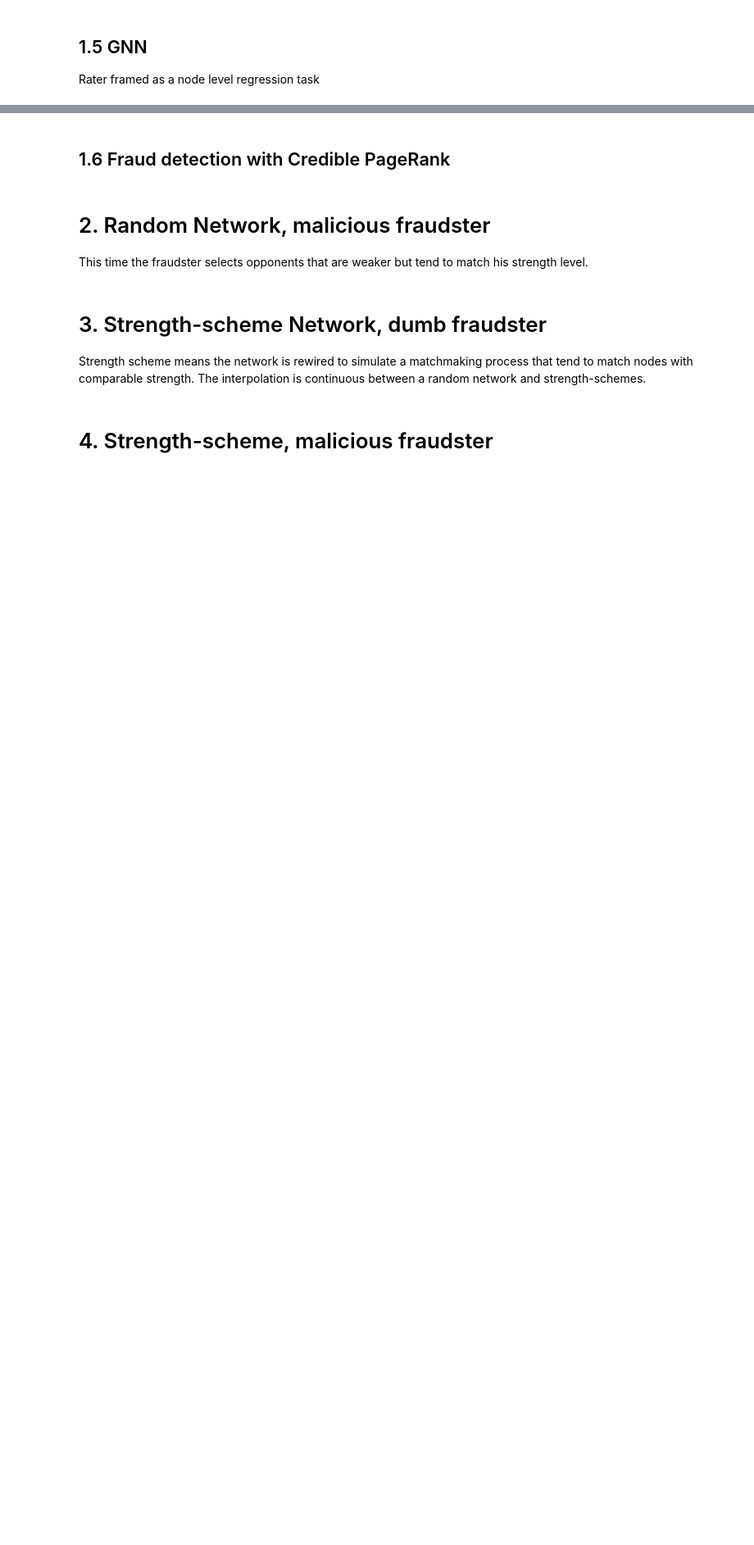
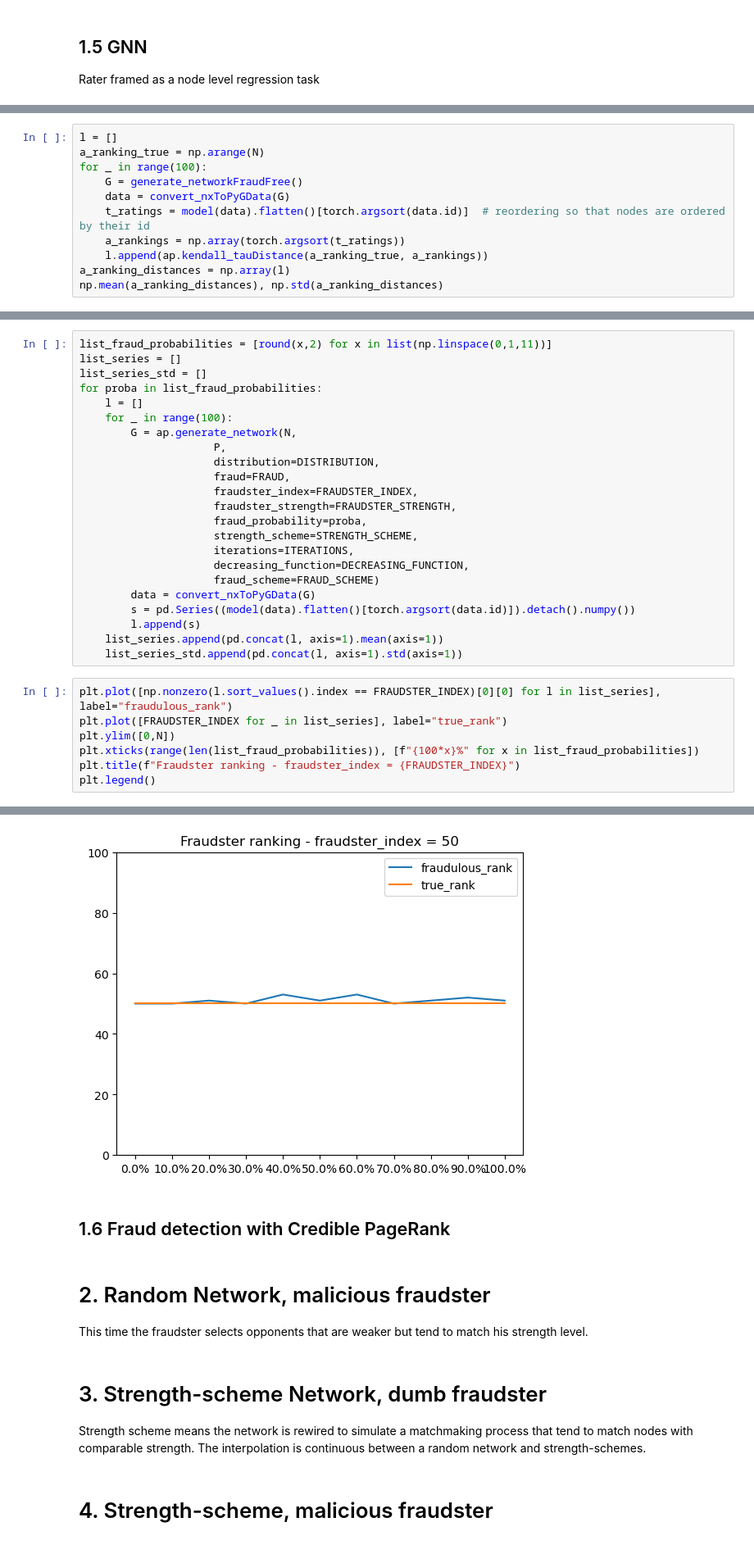
Before and after one commit to PierrickLeroy/mma-graph, a Jupyter notebook: synthetic.ipynb, the cells around one changed output, grey strips where cells are left out. Shown at 82% size. Saved outputs shown, nothing was run; the diff lists cells and outputs as text; blank space fills up the shorter version.

```diff
--- a/synthetic.ipynb
+++ b/synthetic.ipynb
@@ -625,0 +706,11 @@ Rater framed as a node level regression task
+# %%
+l = []
+a_ranking_true = np.arange(N)
+for _ in range(100):
+    G = generate_networkFraudFree()
+    data = convert_nxToPyGData(G)
+    t_ratings = model(data).flatten()[torch.argsort(data.id)]  # reordering so that nodes are ordered by their id
+    a_rankings = np.array(torch.argsort(t_ratings))
+    l.append(ap.kendall_tauDistance(a_ranking_true, a_rankings))
+a_ranking_distances = np.array(l)
+np.mean(a_ranking_distances), np.std(a_ranking_distances)
@@ -625,0 +721,31 @@ Rater framed as a node level regression task
+# %%
+list_fraud_probabilities = [round(x,2) for x in list(np.linspace(0,1,11))]
+list_series = []
+list_series_std = []
+for proba in list_fraud_probabilities:
+    l = []
+    for _ in range(100):
+        G = ap.generate_network(N,
+                     P,
+                     distribution=DISTRIBUTION,
+                     fraud=FRAUD,
+                     fraudster_index=FRAUDSTER_INDEX,
+                     fraudster_strength=FRAUDSTER_STRENGTH,
+                     fraud_probability=proba,
+                     strength_scheme=STRENGTH_SCHEME,
+                     iterations=ITERATIONS,
+                     decreasing_function=DECREASING_FUNCTION,
+                     fraud_scheme=FRAUD_SCHEME)
+        data = convert_nxToPyGData(G)
+        s = pd.Series((model(data).flatten()[torch.argsort(data.id)]).detach().numpy())
+        l.append(s)
+    list_series.append(pd.concat(l, axis=1).mean(axis=1))
+    list_series_std.append(pd.concat(l, axis=1).std(axis=1))
+# %%
+plt.plot([np.nonzero(l.sort_values().index == FRAUDSTER_INDEX)[0][0] for l in list_series], label="fraudulous_rank")
+plt.plot([FRAUDSTER_INDEX for _ in list_series], label="true_rank")
+plt.ylim([0,N])
+plt.xticks(range(len(list_fraud_probabilities)), [f"{100*x}%" for x in list_fraud_probabilities])
+plt.title(f"Fraudster ranking - fraudster_index = {FRAUDSTER_INDEX}")
+plt.legend()
+# %% [output]
@@ -626,3 +753,4 @@ Rater framed as a node level regression task
+[figure, added]
 # %% [markdown]
 ## 1.6 Fraud detection with Credible PageRank
 # %% [markdown]
```
Also changed, not shown: parts of 20 cells of this notebook, 2 other files.
